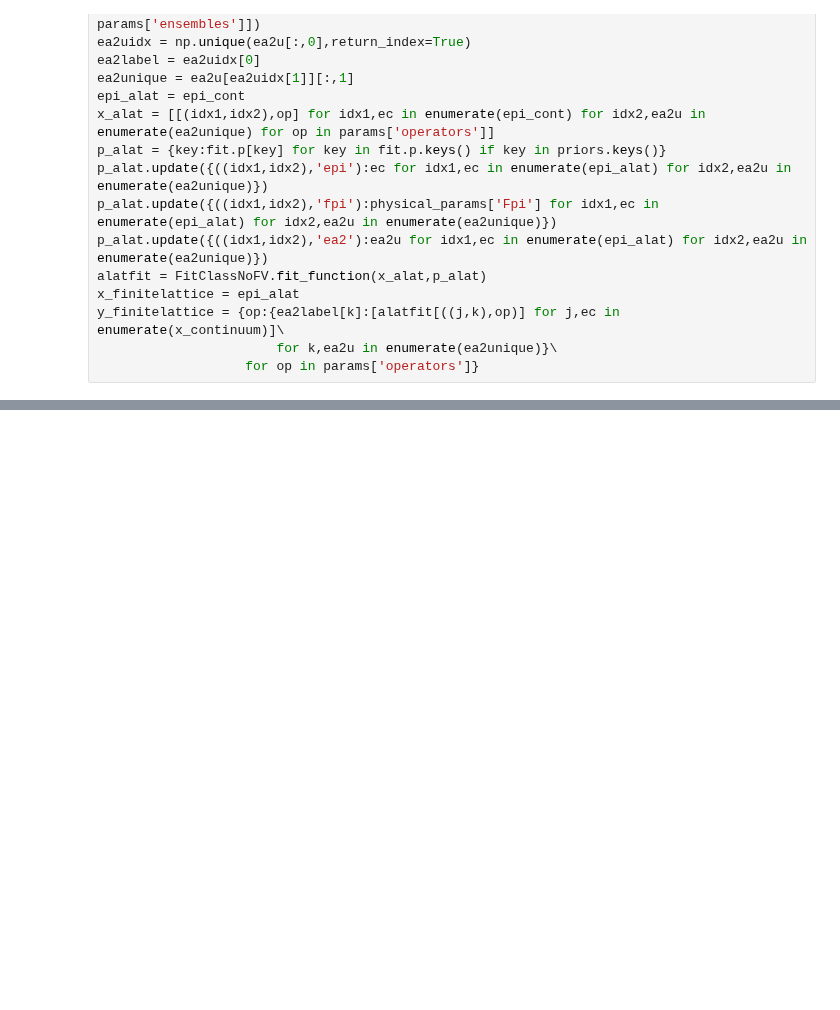
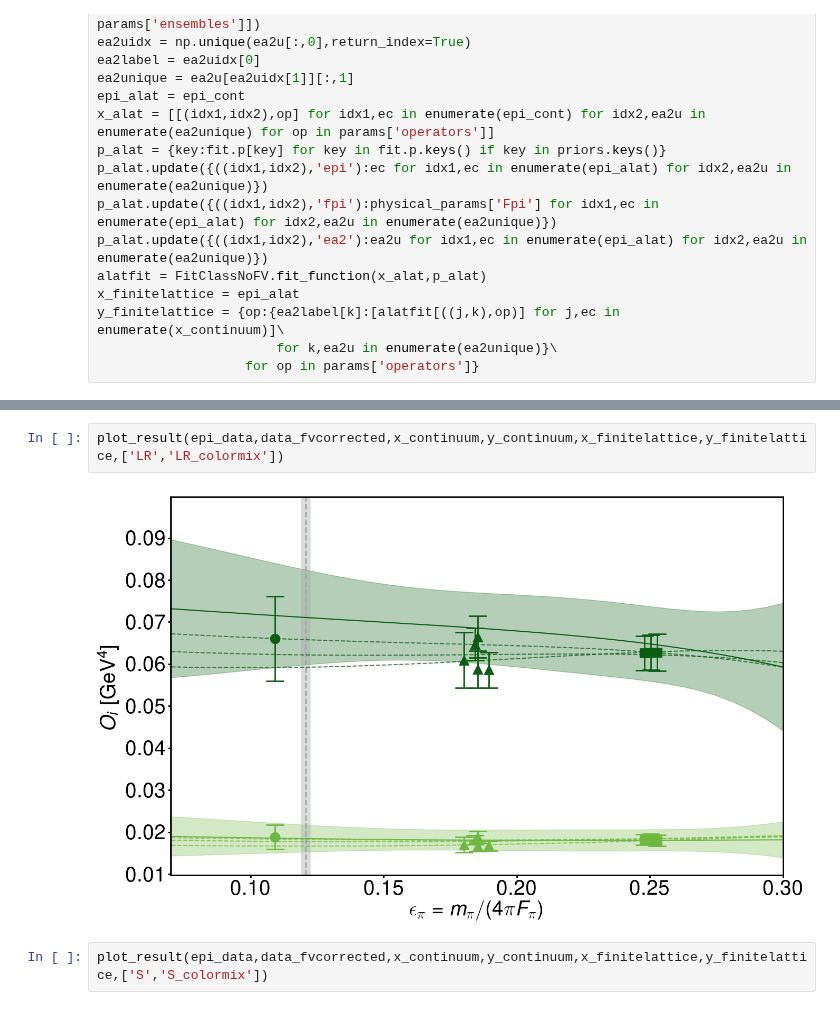
Before and after one commit to callat-qcd/project_0vbb, a Jupyter notebook: 0vbb_workbook.ipynb, the cells around one changed output, grey strips where cells are left out. Cells and saved outputs as stored; diff of their text form; blank space fills up the shorter version.

```diff
--- a/0vbb_workbook.ipynb
+++ b/0vbb_workbook.ipynb
@@ -526,3 +539,9 @@ plot_result(epi_data,data_fvcorrected,x_continuum,y_continuum,x_finitelattice,y_
+# %%
+plot_result(epi_data,data_fvcorrected,x_continuum,y_continuum,x_finitelattice,y_finitelattice,['LR','LR_colormix'])
+# %% [output]
+[figure, added]
+# %%
+plot_result(epi_data,data_fvcorrected,x_continuum,y_continuum,x_finitelattice,y_finitelattice,['S','S_colormix'])
 # %%
 # plot O3
 plot_result(epi_data,data_fvcorrected,x_continuum,y_continuum,x_finitelattice,y_finitelattice,['V'])
```
Also changed, not shown: parts of 5 cells of this notebook.
